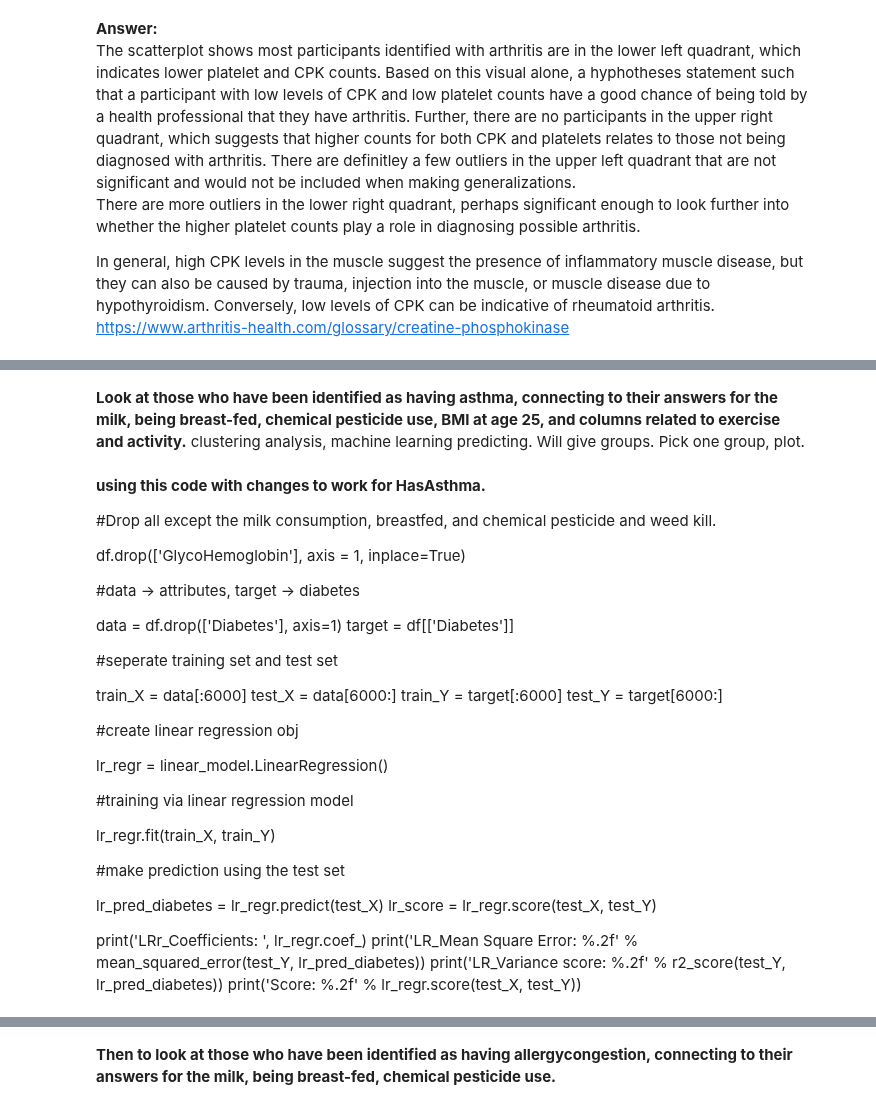
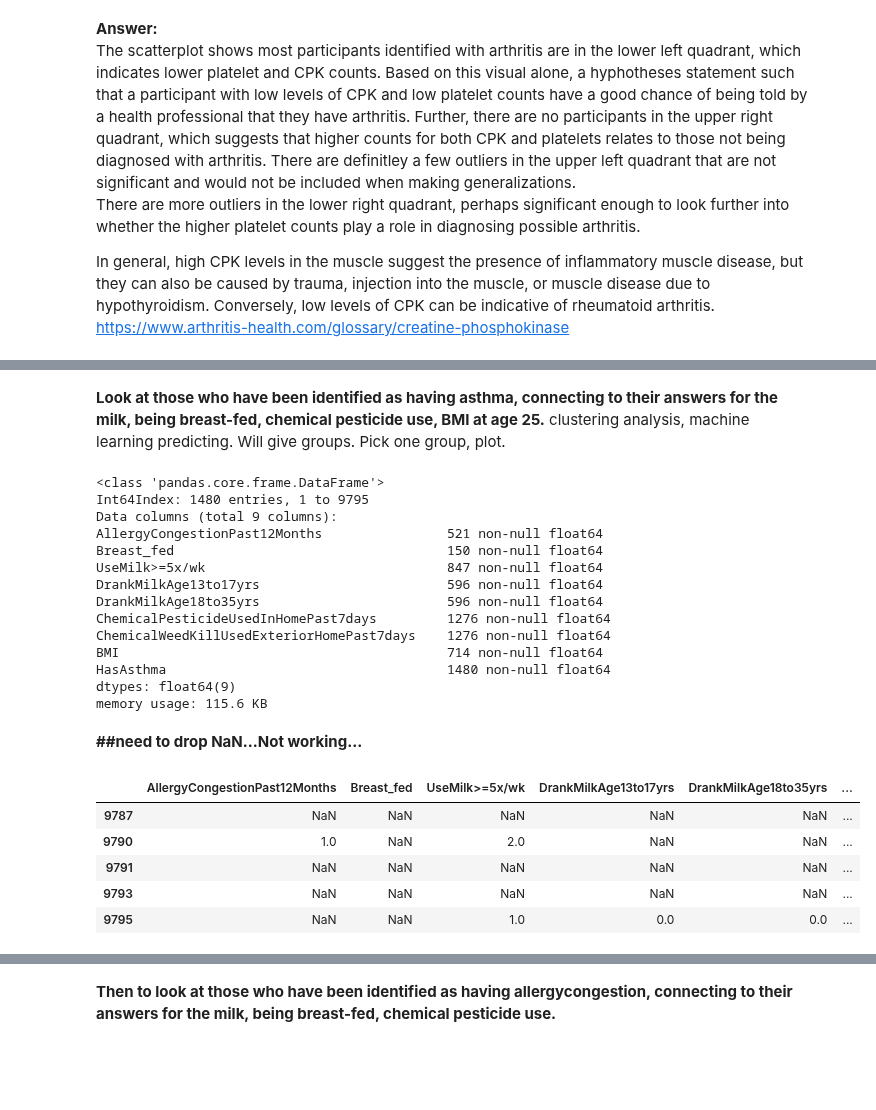
Before and after one commit to mightysquirrely/Capstone-2-Project, a Jupyter notebook: Capstone-2-Work.ipynb, the cells around one changed output, grey strips where cells are left out. Saved outputs shown, nothing was run; the diff lists cells and outputs as text; code cells hidden in the pictures; blank space fills up the shorter version.

```diff
--- a/Capstone-2-Work.ipynb
+++ b/Capstone-2-Work.ipynb
@@ -142,16 +223,9 @@ https://www.arthritis-health.com/glossary/creatine-phosphokinase
 # %%
-asthma_yes_all = df.loc[(df['HasAsthma'] == 1),
+asthma_yes = df.loc[(df['HasAsthma'] == 1),
                 ['AllergyCongestionPast12Months', 'Breast_fed', 'UseMilk>=5x/wk',
-                'DrankMilkAge13to17yrs', 'DrankMilkAge18to35yrs', 'ChemicalPesticideUsedInHomePast7days', 'ChemicalWeedKillUsedExteriorHomePast7days',
-                'NumberOfDays/WeekVigorousWork', 'Minutes/DayVigorousIntensityWork',
-                'NumberOfDays/WeekModerateWork', 'Minutes/DayModerateIntensityWork',
-                'WalkOrBicycle10+Min/weekYN', 'NumberDays/WeekWalkBicycle',
-                'Minutes/DayWalkBicycleTransportation', 'VigorousRecreationalActivities10+min/WeekYN',
-                'Days/WeekVigorousRecreationalActivities', 'Minutes/DayVigorousRecreationalActivities', 'ModerateRecreationalActivities10+min/WeekYN',
-                'Days/WeekModerateRecreationalActivities', 'Minutes/DayModerateRecreationalActivities',
-                'Minutes/DaySedentaryActivity', 'BMI']]
+                'DrankMilkAge13to17yrs', 'DrankMilkAge18to35yrs', 'ChemicalPesticideUsedInHomePast7days', 'ChemicalWeedKillUsedExteriorHomePast7days', 'BMI', 'HasAsthma']]
 # %% [markdown]
-**Look at those who have been identified as having asthma, connecting to their answers for the milk, being breast-fed, chemical pesticide use, BMI at age 25, and columns related to exercise and activity.**
+**Look at those who have been identified as having asthma, connecting to their answers for the milk, being breast-fed, chemical pesticide use, BMI at age 25.**
 clustering analysis, machine learning predicting.  Will give groups.  Pick one group, plot.
 # %%
 from sklearn import linear_model
@@ -160,41 +234,31 @@ from sklearn.model_selection import KFold
 #from sklearn.cross_validation import KFold;
 from sklearn.metrics import mean_squared_error, r2_score
 # %%
-asthma_yes_all.info()
+asthma_yes.info()
+# %% [output]
+<class 'pandas.core.frame.DataFrame'>
+Int64Index: 1480 entries, 1 to 9795
+Data columns (total 9 columns):
+AllergyCongestionPast12Months                521 non-null float64
+Breast_fed                                   150 non-null float64
+UseMilk>=5x/wk                               847 non-null float64
+DrankMilkAge13to17yrs                        596 non-null float64
+DrankMilkAge18to35yrs                        596 non-null float64
+ChemicalPesticideUsedInHomePast7days         1276 non-null float64
+ChemicalWeedKillUsedExteriorHomePast7days    1276 non-null float64
+BMI                                          714 non-null float64
+HasAsthma                                    1480 non-null float64
+dtypes: float64(9)
+memory usage: 115.6 KB
-# %% [markdown]
-**using this code with changes to work for HasAsthma.**
-
-#Drop all except the milk consumption, breastfed, and chemical pesticide and weed kill.
-
-df.drop(['GlycoHemoglobin'], axis = 1, inplace=True)
-
-
-#data -> attributes, target -> diabetes
-
-data = df.drop(['Diabetes'], axis=1)
-target = df[['Diabetes']]
-
-#seperate training set and test set
-
-train_X = data[:6000]
-test_X = data[6000:]
-train_Y = target[:6000]
-test_Y = target[6000:]
-
-#create linear regression obj
-
-lr_regr = linear_model.LinearRegression()
-
-#training via linear regression model
-
-lr_regr.fit(train_X, train_Y)
-
-#make prediction using the test set
-
-lr_pred_diabetes = lr_regr.predict(test_X)
-lr_score = lr_regr.score(test_X, test_Y)
-
-print('LRr_Coefficients: ', lr_regr.coef_)
-print('LR_Mean Square Error: %.2f' % mean_squared_error(test_Y, lr_pred_diabetes))
-print('LR_Variance score: %.2f' % r2_score(test_Y, lr_pred_diabetes))
-print('Score: %.2f' % lr_regr.score(test_X, test_Y))
+# %% [markdown]
+**##need to drop NaN...Not working...**
+# %%
+asthma_yes.dropna
+asthma_yes.tail()
+# %% [output]
+|  | AllergyCongestionPast12Months | Breast_fed | UseMilk>=5x/wk | DrankMilkAge13to17yrs | DrankMilkAge18to35yrs | ... |
+| 9787 | NaN | NaN | NaN | NaN | NaN | ... |
+| 9790 | 1.0 | NaN | 2.0 | NaN | NaN | ... |
+| 9791 | NaN | NaN | NaN | NaN | NaN | ... |
+| 9793 | NaN | NaN | NaN | NaN | NaN | ... |
+| 9795 | NaN | NaN | 1.0 | 0.0 | 0.0 | ... |
```
Also changed, not shown: parts of 14 cells of this notebook.
